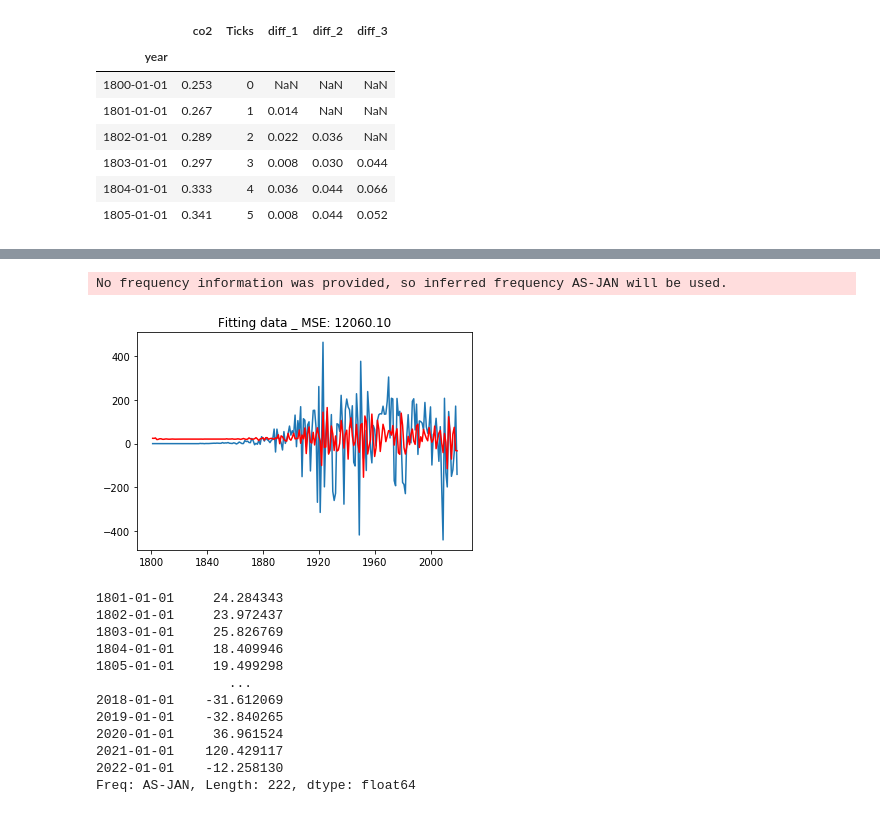
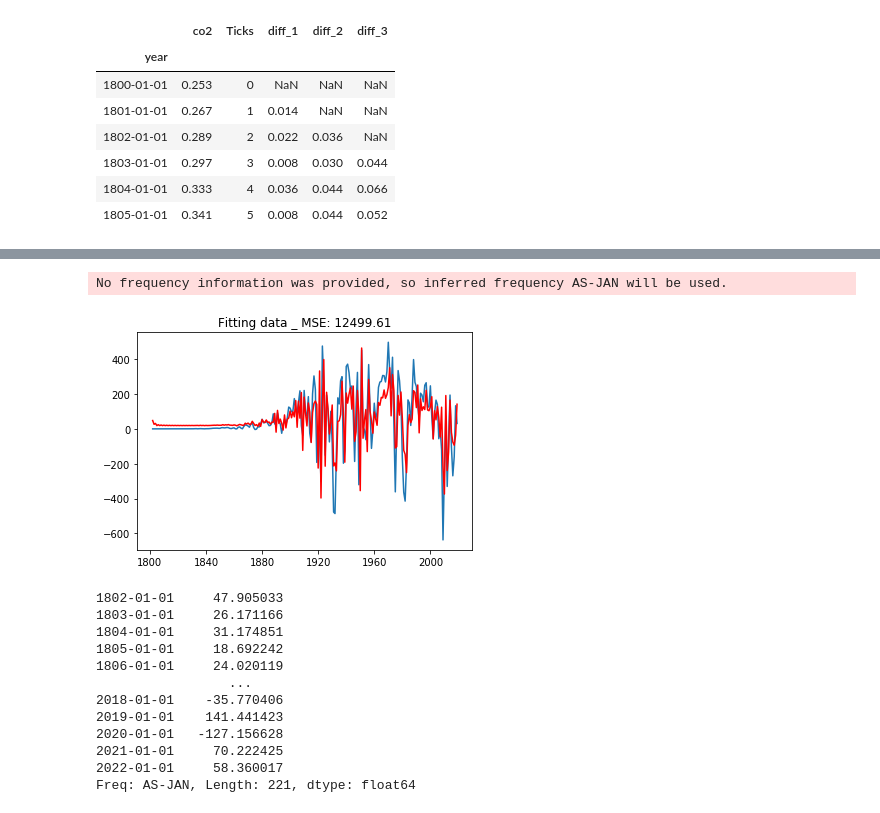
Before and after one commit to tislam35/Climate_Change_Solutions, a Jupyter notebook: base_co2_emissions.ipynb, the cells around one changed output, grey strips where cells are left out. Cells and saved outputs as stored; diff of their text form; code cells hidden in the pictures.

Commit message:
Redid base model. Started on Renewables. Stuck transforming data to stationary

```diff
--- a/base_co2_emissions.ipynb
+++ b/base_co2_emissions.ipynb
@@ -267,26 +285,26 @@ ARMA(3, 0) - AIC:2695.598729941552
 # %%
-model = ARMA(df_united_states["diff_1"].dropna(), order=(2,3))
+model = ARMA(df_united_states["diff_2"].dropna(), order=(3,1))
 results_MA = model.fit()
-plt.plot(df_united_states["diff_1"].dropna())
+plt.plot(df_united_states["diff_2"].dropna())
 plt.plot(results_MA.fittedvalues, color='red')
-plt.title('Fitting data _ MSE: %.2f'% (((results_MA.fittedvalues-df_united_states["diff_1"].dropna())**2).mean()))
+plt.title('Fitting data _ MSE: %.2f'% (((results_MA.fittedvalues-df_united_states["diff_2"].dropna())**2).mean()))
 plt.show()
 # %% [output]
 No frequency information was provided, so inferred frequency AS-JAN will be used.
-[figure, old version]
+[figure, new version]
 # %%
 predictions = results_MA.predict(end = "01/01/2022" )
 predictions
 # %% [output]
-1801-01-01     24.284343
-1802-01-01     23.972437
-1803-01-01     25.826769
-1804-01-01     18.409946
-1805-01-01     19.499298
+1802-01-01     47.905033
+1803-01-01     26.171166
+1804-01-01     31.174851
+1805-01-01     18.692242
+1806-01-01     24.020119
                  ...
-2018-01-01    -31.612069
-2019-01-01    -32.840265
-2020-01-01     36.961524
-2021-01-01    120.429117
-2022-01-01    -12.258130
-Freq: AS-JAN, Length: 222, dtype: float64
+2018-01-01    -35.770406
+2019-01-01    141.441423
+2020-01-01   -127.156628
+2021-01-01     70.222425
+2022-01-01     58.360017
+Freq: AS-JAN, Length: 221, dtype: float64
```
Also changed, not shown: parts of 4 cells of this notebook, 2 other files.
